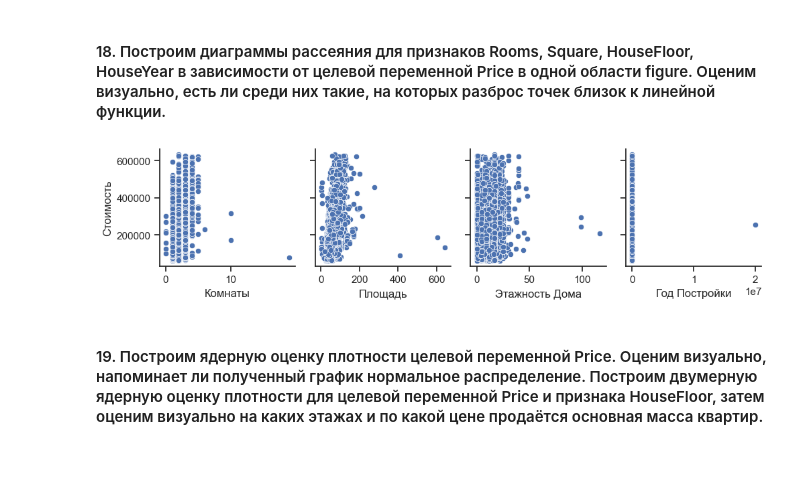
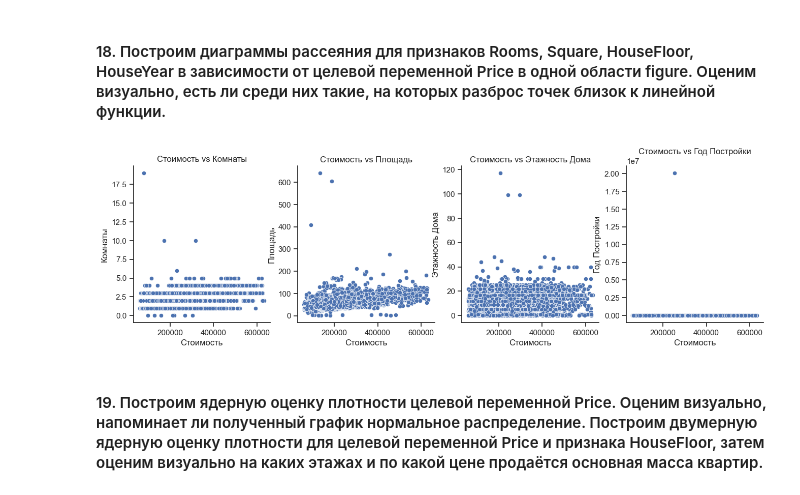
Before and after one commit to CamilaMusina/ML, a Jupyter notebook: lab1/lab1_ml.ipynb, the cells around one changed output. Cells and saved outputs as stored; diff of their text form; code cells hidden in the pictures; blank space fills up the shorter version.

```diff
--- a/lab1/lab1_ml.ipynb
+++ b/lab1/lab1_ml.ipynb
@@ -518,12 +533,19 @@ plt.show()
 #### 18. Построим диаграммы рассеяния для признаков Rooms, Square, HouseFloor, HouseYear в зависимости от целевой переменной Price в одной области figure. Оценим визуально, есть ли среди них такие, на которых разброс точек близок к линейной функции.
 # %%
 sns.set(style="ticks")
+fig, axes = plt.subplots(1, 4, figsize=(16, 4))
 
-gr = sns.PairGrid(data, x_vars=["Комнаты", "Площадь", "Этажность Дома", "Год Постройки"], y_vars=["Стоимость"])
-gr.map(sns.scatterplot)
+x_vars = ["Стоимость"]
+y_vars = ["Комнаты", "Площадь", "Этажность Дома", "Год Постройки"]
+
+for i in range(4):
+    sns.scatterplot(x=x_vars[0], y=y_vars[i], data=data, ax=axes[i])
+    axes[i].set_title(f"{x_vars[0]} vs {y_vars[i]}")
+
+sns.despine()
 plt.show()
 # %% [output]
-[figure, old version]
+[figure, new version]
 # %% [markdown]
 #### 19. Построим ядерную оценку плотности целевой переменной Price. Оценим визуально, напоминает ли полученный график нормальное распределение. Построим двумерную ядерную оценку плотности для целевой переменной Price и признака HouseFloor, затем оценим визуально на каких этажах и по какой цене продаётся основная масса квартир.
 # %%
```
Also changed, not shown: parts of 7 cells of this notebook.
